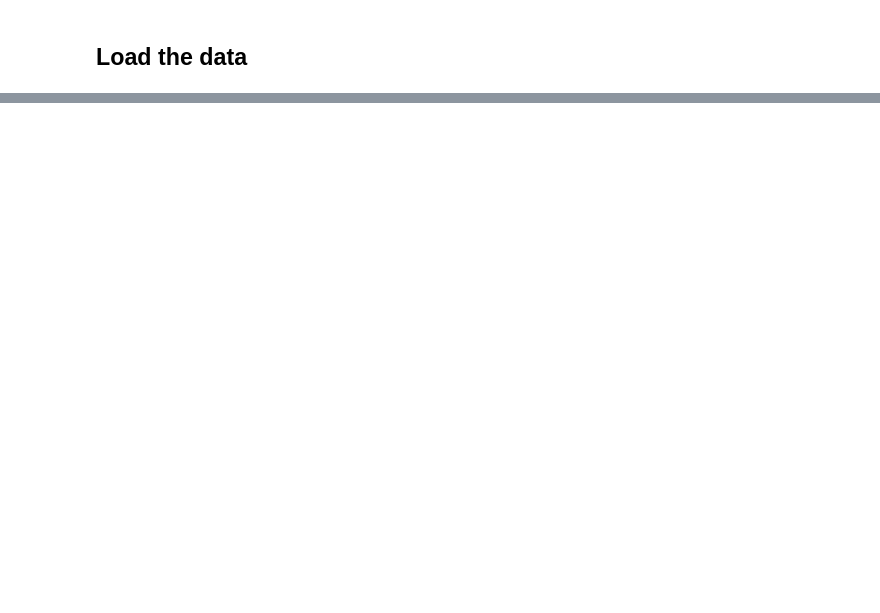
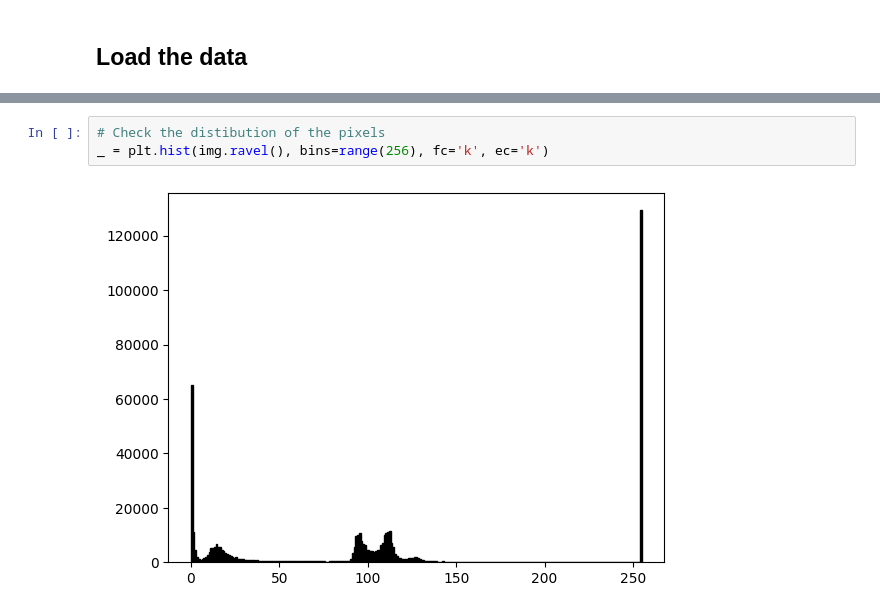
Before and after one commit to Fdvanleeuwen/Image-Classification, a Jupyter notebook: Analysis.ipynb, the cells around one changed output, grey strips where cells are left out. Drawn from its saved outputs; the diff is of its cells as text; blank space fills up the shorter version.

```diff
--- a/Analysis.ipynb
+++ b/Analysis.ipynb
@@ -7,0 +38,5 @@
+# %%
+# Check the distibution of the pixels
+_ = plt.hist(img.ravel(), bins=range(256), fc='k', ec='k')
+# %% [output]
+[figure, added]
```
Also changed, not shown: parts of 13 cells of this notebook.
